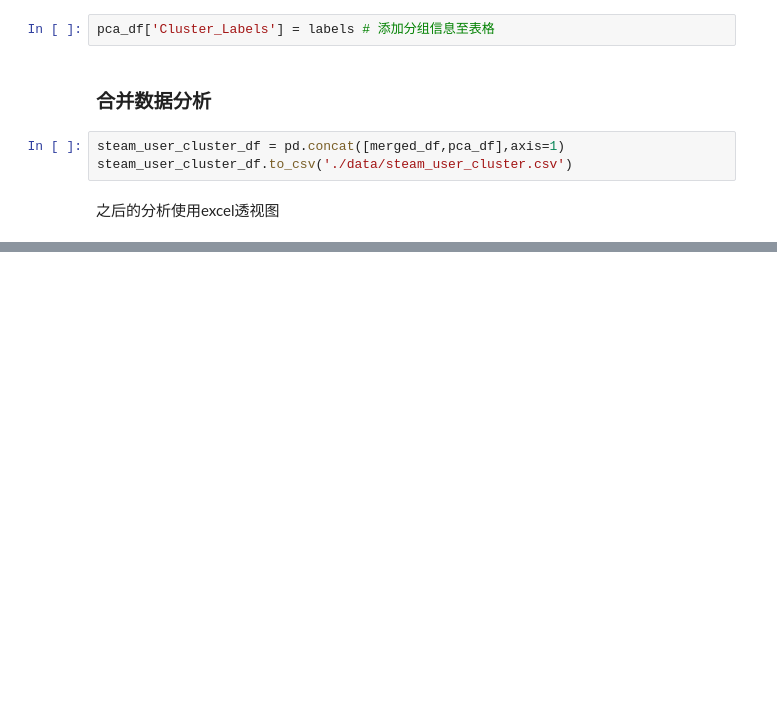
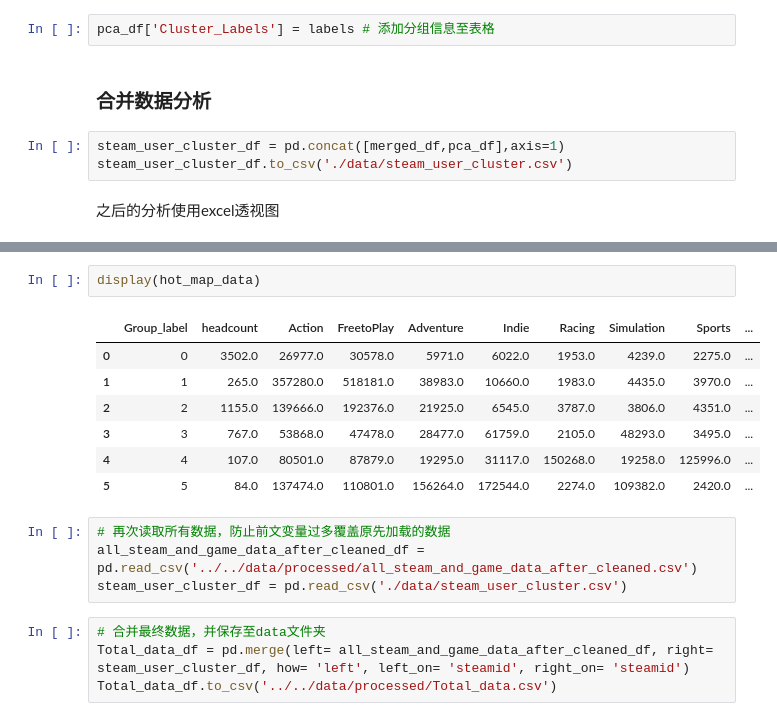
Before and after one commit to ZeyuLiu1996/Steam-Macro-Market-Analysis, a Jupyter notebook: src/5.machine_learning/unsupervise_learning_PCA_and_KMEANS_for_player_cluster.ipynb, the cells around one changed output, grey strips where cells are left out. Cells and saved outputs as stored; diff of their text form; blank space fills up the shorter version.

```diff
--- a/src/5.machine_learning/unsupervise_learning_PCA_and_KMEANS_for_player_cluster.ipynb
+++ b/src/5.machine_learning/unsupervise_learning_PCA_and_KMEANS_for_player_cluster.ipynb
@@ -493,0 +520,18 @@ plt.show()
+# %%
+display(hot_map_data)
+# %% [output]
+|  | Group_label | headcount | Action | FreetoPlay | Adventure | Indie | Racing | Simulation | Sports | ... |
+| 0 | 0 | 3502.0 | 26977.0 | 30578.0 | 5971.0 | 6022.0 | 1953.0 | 4239.0 | 2275.0 | ... |
+| 1 | 1 | 265.0 | 357280.0 | 518181.0 | 38983.0 | 10660.0 | 1983.0 | 4435.0 | 3970.0 | ... |
+| 2 | 2 | 1155.0 | 139666.0 | 192376.0 | 21925.0 | 6545.0 | 3787.0 | 3806.0 | 4351.0 | ... |
+| 3 | 3 | 767.0 | 53868.0 | 47478.0 | 28477.0 | 61759.0 | 2105.0 | 48293.0 | 3495.0 | ... |
+| 4 | 4 | 107.0 | 80501.0 | 87879.0 | 19295.0 | 31117.0 | 150268.0 | 19258.0 | 125996.0 | ... |
+| 5 | 5 | 84.0 | 137474.0 | 110801.0 | 156264.0 | 172544.0 | 2274.0 | 109382.0 | 2420.0 | ... |
+# %%
+# 再次读取所有数据，防止前文变量过多覆盖原先加载的数据
+all_steam_and_game_data_after_cleaned_df = pd.read_csv('../../data/processed/all_steam_and_game_data_after_cleaned.csv')
+steam_user_cluster_df = pd.read_csv('./data/steam_user_cluster.csv')
+# %%
+# 合并最终数据，并保存至data文件夹
+Total_data_df = pd.merge(left= all_steam_and_game_data_after_cleaned_df, right= steam_user_cluster_df, how= 'left', left_on= 'steamid', right_on= 'steamid')
+Total_data_df.to_csv('../../data/processed/Total_data.csv')
```
Also changed, not shown: parts of 12 cells of this notebook, 4 other files.
